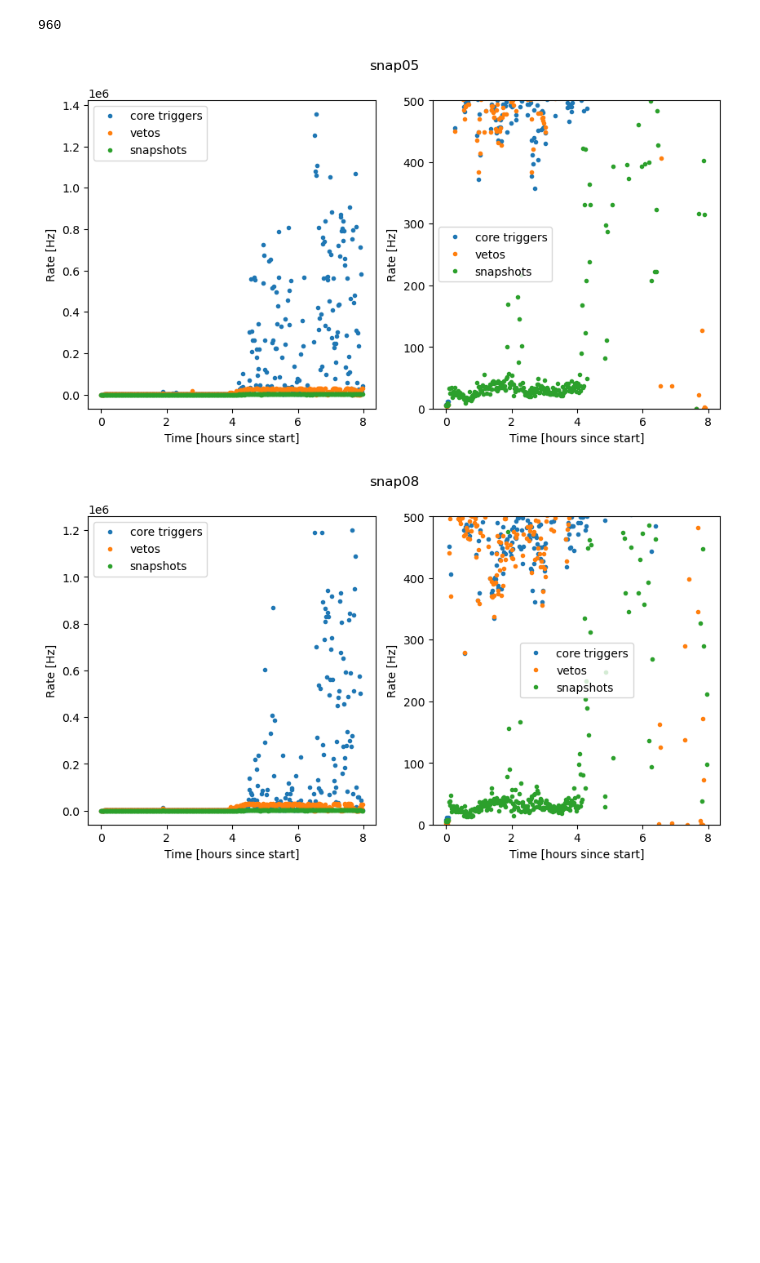
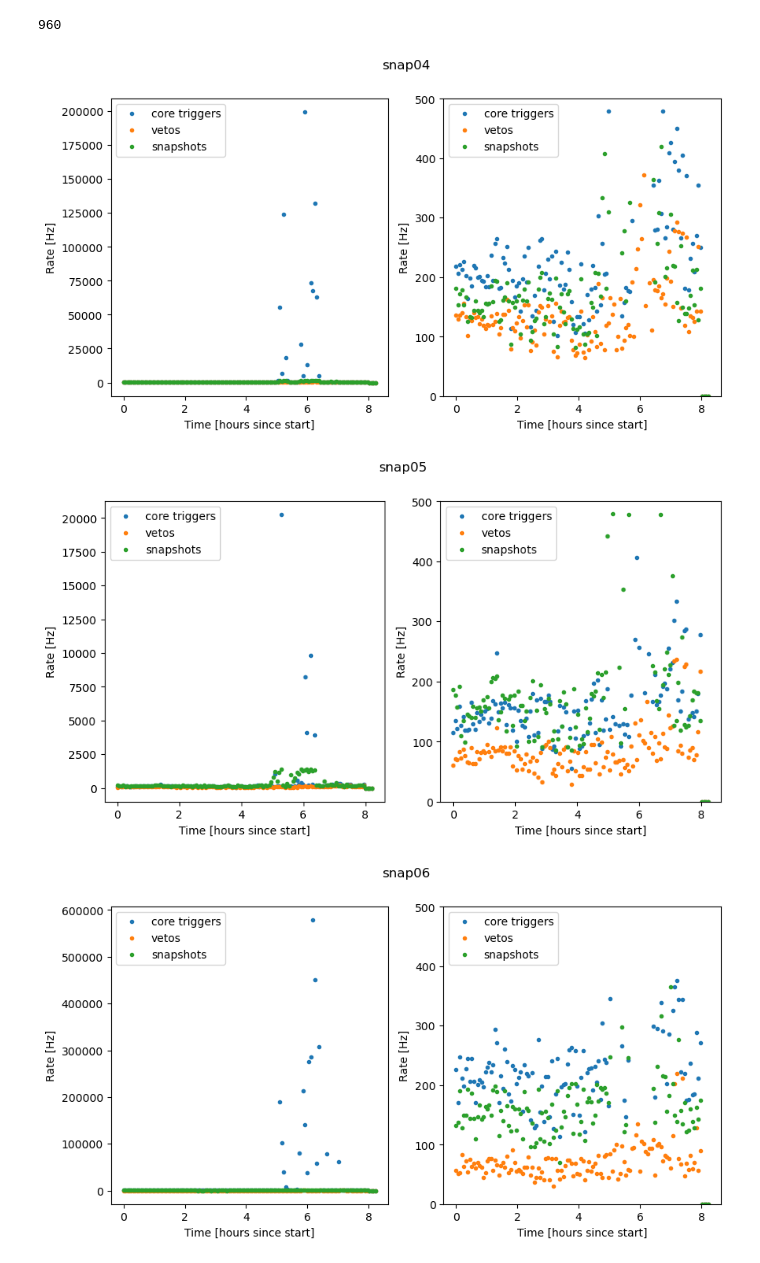
Before and after one commit to realtimeradio/caltech-lwa, a Jupyter notebook: cosmic_ray_scripts/snap2_control/run_cosmic_ray_detector.ipynb, the cells around one changed output. Cells and saved outputs as stored; diff of their text form; code cells hidden in the pictures; blank space fills up the shorter version.

Commit message:
Version of notebooks used for observation the night of June 20-21

```diff
--- a/cosmic_ray_scripts/snap2_control/run_cosmic_ray_detector.ipynb
+++ b/cosmic_ray_scripts/snap2_control/run_cosmic_ray_detector.ipynb
@@ -60,0 +60,13 @@ fpgfile='/home/ubuntu/kp/caltech-lwa/snap2_f_200msps_64i_4096c/outputs/snap2_f_2
+# %%
+computer='gpu09' # 'lwacr' or 'gpu09'
+packetwait=100 #clock cycles between packets
+wait_after_readout=200 #time [clock cycles] to wait for other boards to finish readout
+for i,brdname in enumerate(brdnames):
+    casperbrd=casperbrds[i]
+    #prepare to send a snapshot
+
+    setup_data_source(casperbrd,"adc") #set the data source to ADC
+    setup_ethernet(brdname,casperbrd,fpgfile,computer,packetwait) #set up the ethernet packetizer and ethernet block
+    setvalue(casperbrd,'wait_after_readout','cr_registers.xlsx',wait_after_readout) #set the wait time after readout before new internally-generated triggers are accepted
+    setvalue(casperbrd,'brd_id','cr_registers.xlsx',int(brdname[-2:])) #set the board id
+    setvalue(casperbrd,'eth_enable','cr_registers.xlsx',1)  #enable ethernet
@@ -75,23 +121,23 @@ for i,brdname in enumerate(brdnames):
     setvalue(casperbrd,'eth_enable','cr_registers.xlsx',1)  #enable ethernet
 ''''''
 # %%
-
+%%capture output
 
 [setvalue(casperbrd,"enable_coinc_trig","cr_registers.xlsx",0) for casperbrd in casperbrds]
 
 
-current_ok_vetos=np.load('/home/ubuntu/kp/ok_vetos-2023-5-3.npy')
-current_ok_core=np.load('/home/ubuntu/kp/ok_core-2023-5-3.npy')
-ok_snaps=[4,7] #zero indexed
-fname_prefix='/home/ubuntu/kp/data/2023May3/overnight-'
+current_ok_vetos=np.load('/home/ubuntu/kp/ok_vetos-2023-6-20.npy')
+current_ok_core=np.load('/home/ubuntu/kp/ok_core-2023-6-20.npy')
+ok_snaps=[3,4,5,6,7,8,9] #zero indexed
+fname_prefix='/home/ubuntu/kp/data/2023June20/overnight-'
 
 #set up coincidencer
-trigger_power_thresh=200**2
-veto_power_thresh=200**2
+trigger_power_thresh=250**2
+veto_power_thresh=250**2
 trigger_window=int(round(1.96e8*100/3e8,1)) #number of clock cycles to travel 100 meters
 veto_window=int(round(1.96e8*2000/3e8,1)) #number of clock cycles to travel 2000 meters
 antenna_number_thresh=6
-veto_number_thresh=2
+veto_number_thresh=1
 
 bufferwait=2000
 
@@ -119,7 +165,7 @@ for b in ok_snaps:
 
 
 now=time.time()
-duration=8*60*60 #run for 9 hours
+duration=8*60*60 #run for 8 hours
 finish=now+duration
 waittime=30
 
@@ -160,32 +208,33 @@ int(duration/waittime)
 # %%
 
 
 core_all=(np.load(fname_prefix+'core'+'.npy'))*0.73 #convert to Hz
 veto_all=(np.load(fname_prefix+'veto'+'.npy'))*0.73 #convert to Hz
 snapshots_all=np.load(fname_prefix+'snapshots_from_packetizer'+'.npy')
-stoppindex=439 #I made the array too large and it only made this many measurements per board before reaching the stop time
+stoppindex=130 #I made the array too large and it only made this many measurements per board before reaching the stop time
 for b in ok_snaps:
     core=core_all[b]
     veto=veto_all[b]
     snapshots=snapshots_all[b]
-    timeaxis=np.asarray(range(len(core)))*(2*32.75)*(1/60)*(1/60) #time in hours since start of test, approximated as each board having one measurement every 2*32.75 seconds
+    timeaxis=np.asarray(range(len(core)))*(7*32.75)*(1/60)*(1/60) #time in hours since start of test, approximated as each board having one measurement every 7*32.75 seconds
     plt.figure(figsize=(10,5),dpi=100)
     plt.suptitle('snap0'+str(b+1))
     plt.subplot(121)
     plt.plot(timeaxis[:stoppindex],core[:stoppindex],'.',label='core triggers')
     plt.plot(timeaxis[:stoppindex],veto[:stoppindex],'.',label='vetos')
     plt.plot(timeaxis[:stoppindex],snapshots[:stoppindex],'.',label='snapshots')
     plt.ylabel("Rate [Hz]")
     plt.xlabel("Time [hours since start]")
     plt.legend()
     plt.subplot(122)
     plt.plot(timeaxis[:stoppindex],core[:stoppindex],'.',label='core triggers')
     plt.plot(timeaxis[:stoppindex],veto[:stoppindex],'.',label='vetos')
     plt.plot(timeaxis[:stoppindex],snapshots[:stoppindex],'.',label='snapshots')
     plt.ylabel("Rate [Hz]")
     plt.xlabel("Time [hours since start]")
     plt.legend()
     plt.ylim((0,500))
 # %% [output]
-[figure, old version]
+[figure, new version]
-[figure, old version]
+[figure, new version]
+[figure, added]
```
Also changed, not shown: parts of 9 cells of this notebook, 1 other file.
